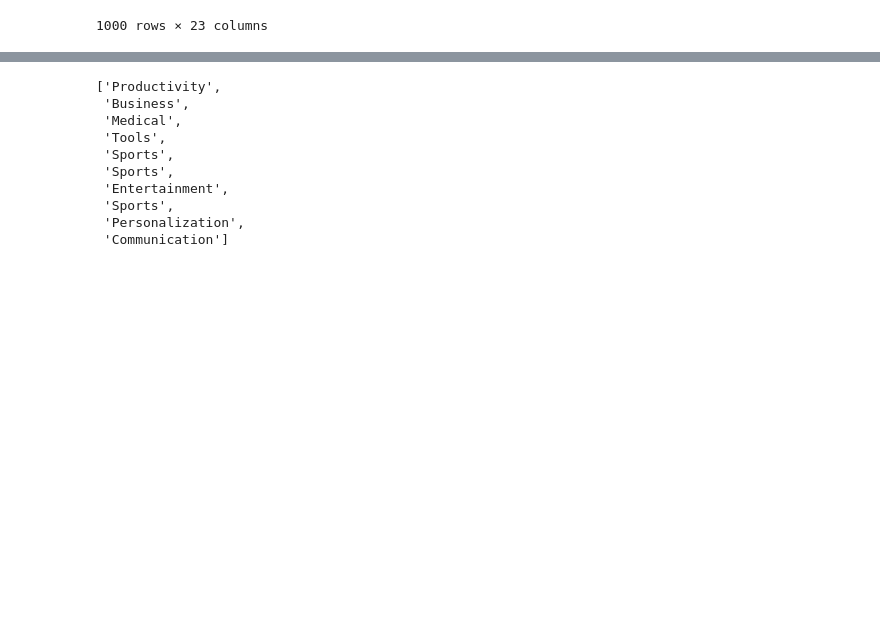
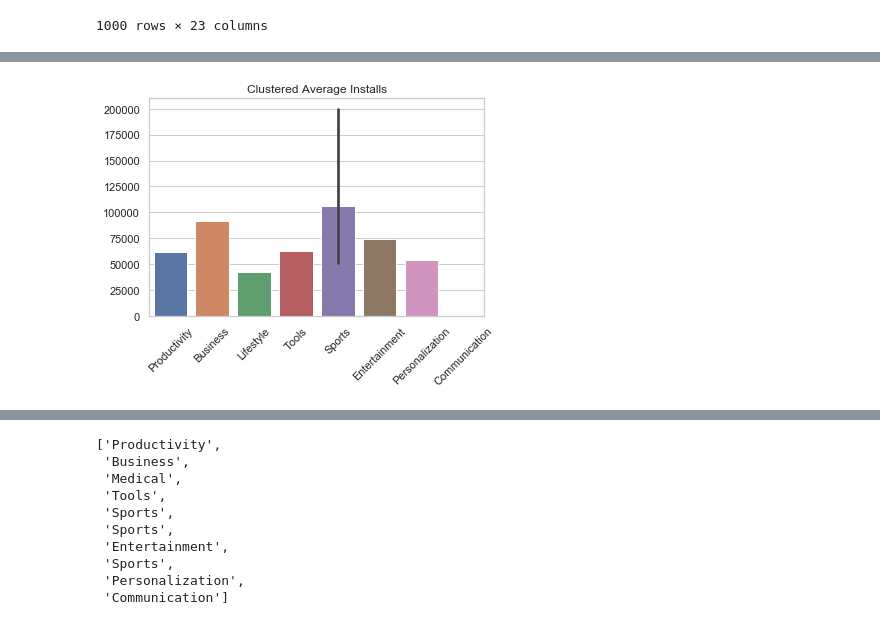
Before and after one commit to trevohearn/nyc-mhtn-ds-010620-lectures, a Jupyter notebook: Final_Project/AppPlatformAnalysis.ipynb, the cells around one changed output, grey strips where cells are left out. Drawn from its saved outputs; the diff is of its cells as text; code cells hidden in the pictures; blank space fills up the shorter version.

```diff
--- a/Final_Project/AppPlatformAnalysis.ipynb
+++ b/Final_Project/AppPlatformAnalysis.ipynb
@@ -2621,0 +2641,4 @@ df_g_top10x100
+# %%
+install_mean_list = []
+for i in range(10):
+    install_mean_list.append(df_g_top10x100[df_g_top10x100.Label2 == i]['Installs'].mean())
@@ -2621,0 +2663,7 @@ df_g_top10x100
+# %%
+sns.barplot(evenlist2, install_mean_list)
+plt.title('Clustered Average Installs')
+plt.xticks(rotation=45)
+plt.show();
+# %% [output]
+[figure, added]
```
Also changed, not shown: parts of 18 cells of this notebook, 13 other files.
